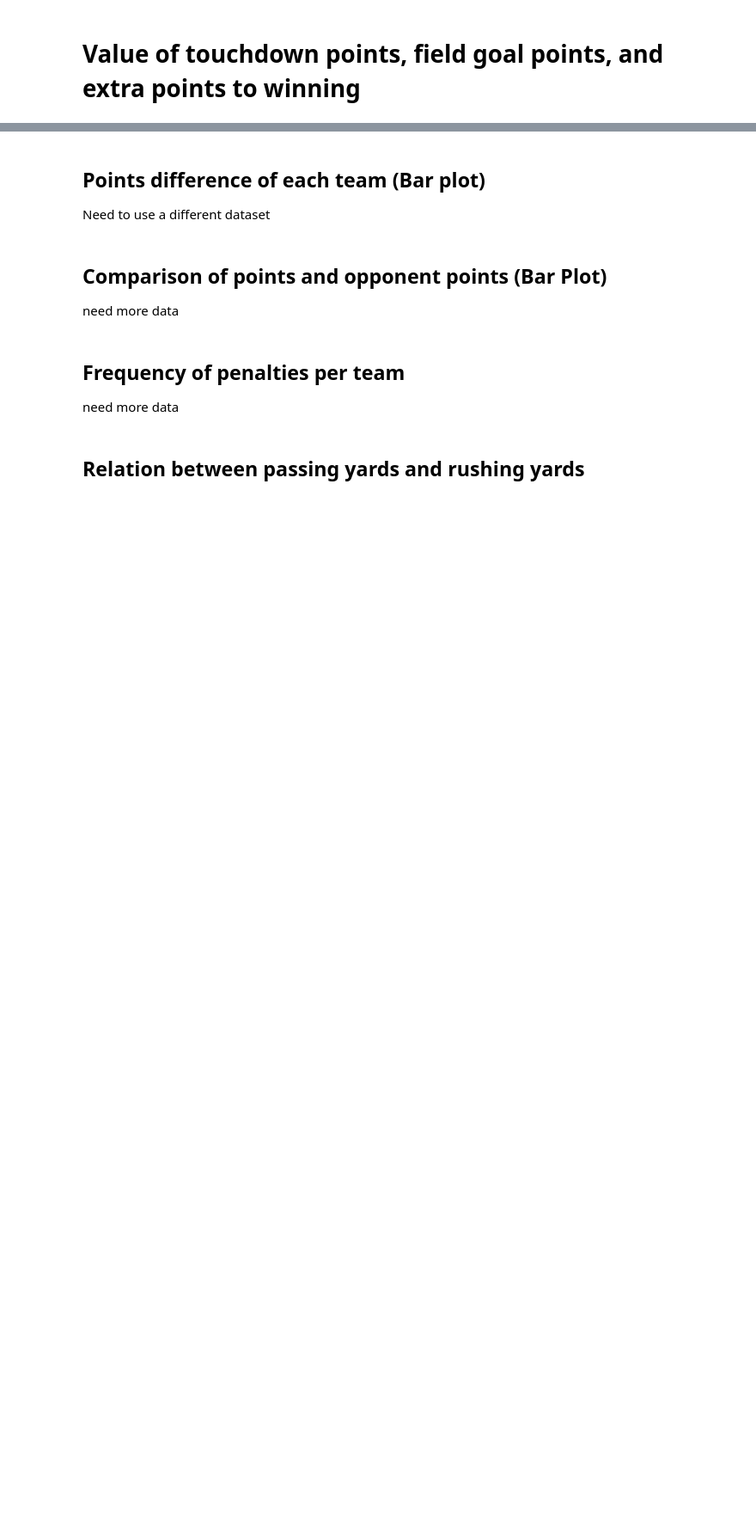
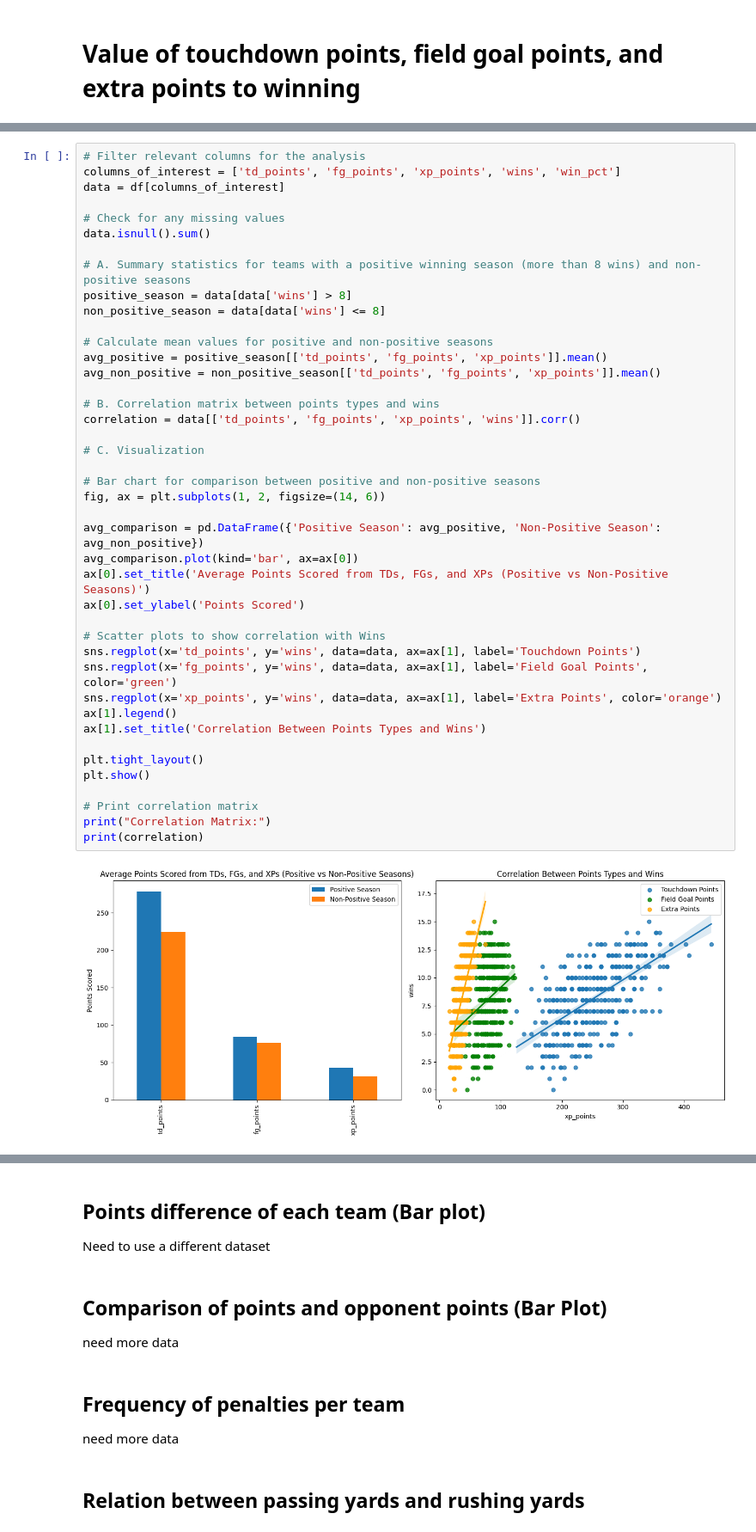
Before and after one commit to kai-ion/Data-602, a Jupyter notebook: Final Project/final_project.ipynb, the cells around one changed output, grey strips where cells are left out. Shown at 86% size. Cells and saved outputs as stored; diff of their text form; blank space fills up the shorter version.

Commit message:
final project: touchdown points

```diff
--- a/Final Project/final_project.ipynb
+++ b/Final Project/final_project.ipynb
@@ -741,0 +760,44 @@ In practical terms, aiming for a total of **405 points** or more over the season
+# %%
+# Filter relevant columns for the analysis
+columns_of_interest = ['td_points', 'fg_points', 'xp_points', 'wins', 'win_pct']
+data = df[columns_of_interest]
+
+# Check for any missing values
+data.isnull().sum()
+
+# A. Summary statistics for teams with a positive winning season (more than 8 wins) and non-positive seasons
+positive_season = data[data['wins'] > 8]
+non_positive_season = data[data['wins'] <= 8]
+
+# Calculate mean values for positive and non-positive seasons
+avg_positive = positive_season[['td_points', 'fg_points', 'xp_points']].mean()
+avg_non_positive = non_positive_season[['td_points', 'fg_points', 'xp_points']].mean()
+
+# B. Correlation matrix between points types and wins
+correlation = data[['td_points', 'fg_points', 'xp_points', 'wins']].corr()
+
+# C. Visualization
+
+# Bar chart for comparison between positive and non-positive seasons
+fig, ax = plt.subplots(1, 2, figsize=(14, 6))
+
+avg_comparison = pd.DataFrame({'Positive Season': avg_positive, 'Non-Positive Season': avg_non_positive})
+avg_comparison.plot(kind='bar', ax=ax[0])
+ax[0].set_title('Average Points Scored from TDs, FGs, and XPs (Positive vs Non-Positive Seasons)')
+ax[0].set_ylabel('Points Scored')
+
+# Scatter plots to show correlation with Wins
+sns.regplot(x='td_points', y='wins', data=data, ax=ax[1], label='Touchdown Points')
+sns.regplot(x='fg_points', y='wins', data=data, ax=ax[1], label='Field Goal Points', color='green')
+sns.regplot(x='xp_points', y='wins', data=data, ax=ax[1], label='Extra Points', color='orange')
+ax[1].legend()
+ax[1].set_title('Correlation Between Points Types and Wins')
+
+plt.tight_layout()
+plt.show()
+
+# Print correlation matrix
+print("Correlation Matrix:")
+print(correlation)
+# %% [output]
+[figure, added]
```
Also changed, not shown: parts of 11 cells of this notebook.
